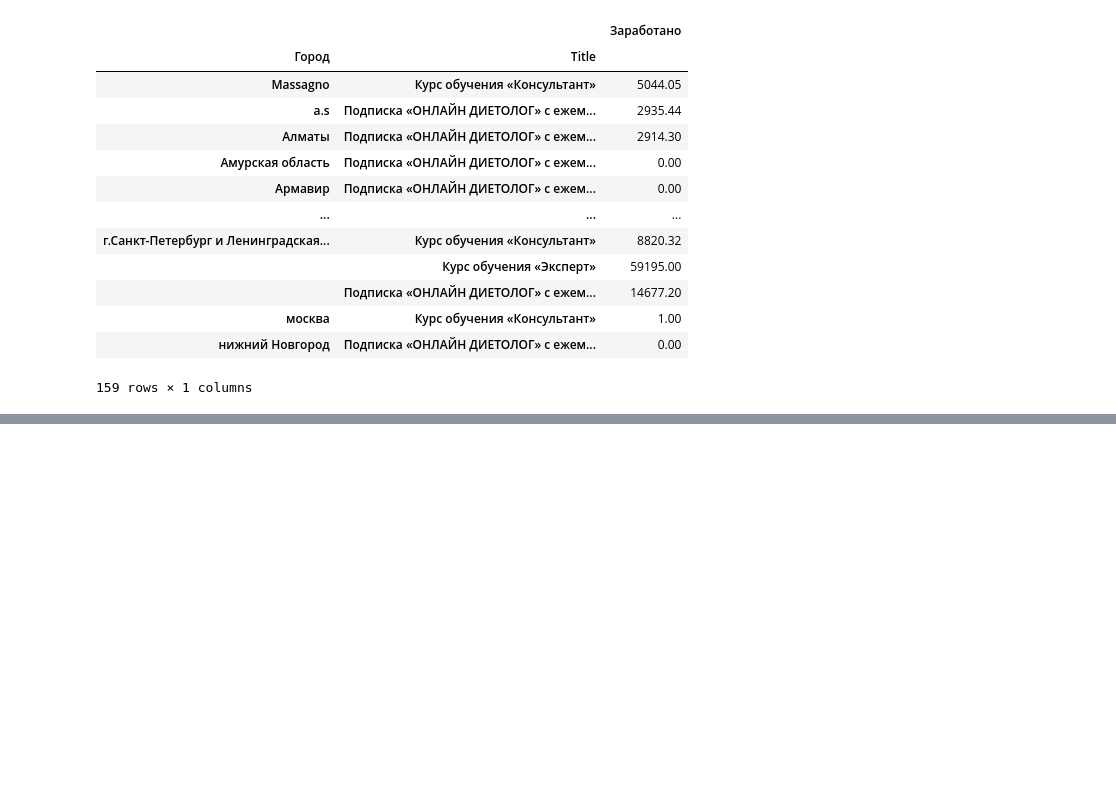
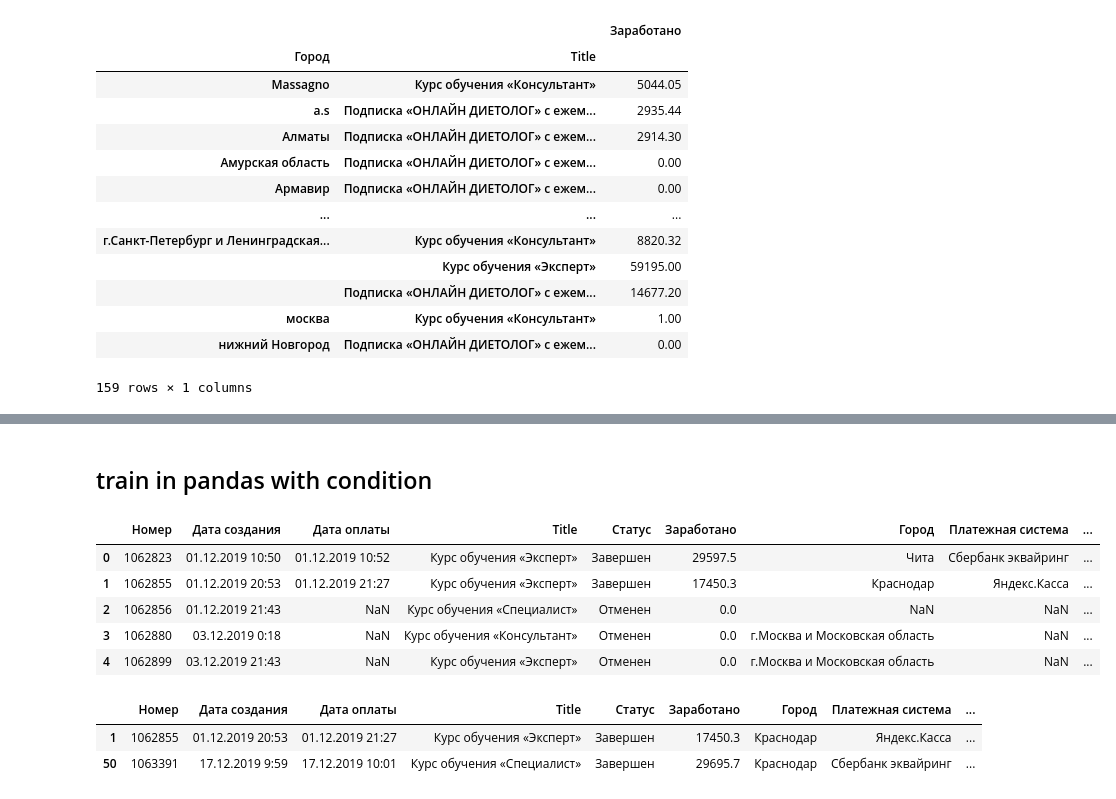
Before and after one commit to Stynic/train_ml_math, a Jupyter notebook: pandas/train_by_course_demo_analysis_data_karpov/simple_train_with_pandas.ipynb, the cells around one changed output, grey strips where cells are left out. Cells and saved outputs as stored; diff of their text form; code cells hidden in the pictures; blank space fills up the shorter version.

Commit message:
more times works with conditions in pandas
more times works with conditions in pandas

```diff
--- a/pandas/train_by_course_demo_analysis_data_karpov/simple_train_with_pandas.ipynb
+++ b/pandas/train_by_course_demo_analysis_data_karpov/simple_train_with_pandas.ipynb
@@ -207,0 +279,19 @@ df.groupby(['Город', 'Title'], as_index=True).agg({'Заработано':
+# %% [markdown]
+## train in pandas with condition
+# %%
+df.head()
+# %% [output]
+|  | Номер | Дата создания | Дата оплаты | Title | Статус | Заработано | Город | Платежная система | ... |
+| 0 | 1062823 | 01.12.2019 10:50 | 01.12.2019 10:52 | Курс обучения «Эксперт» | Завершен | 29597.5 | Чита | Сбербанк эквайринг | ... |
+| 1 | 1062855 | 01.12.2019 20:53 | 01.12.2019 21:27 | Курс обучения «Эксперт» | Завершен | 17450.3 | Краснодар | Яндекс.Касса | ... |
+| 2 | 1062856 | 01.12.2019 21:43 | NaN | Курс обучения «Специалист» | Отменен | 0.0 | NaN | NaN | ... |
+| 3 | 1062880 | 03.12.2019 0:18 | NaN | Курс обучения «Консультант» | Отменен | 0.0 | г.Москва и Московская область | NaN | ... |
+| 4 | 1062899 | 03.12.2019 21:43 | NaN | Курс обучения «Эксперт» | Отменен | 0.0 | г.Москва и Московская область | NaN | ... |
+# %%
+# use boolean array
+
+df[(df['Заработано'] > 10000) & (df['Город'] == 'Краснодар')]
+# %% [output]
+|  | Номер | Дата создания | Дата оплаты | Title | Статус | Заработано | Город | Платежная система | ... |
+| 1 | 1062855 | 01.12.2019 20:53 | 01.12.2019 21:27 | Курс обучения «Эксперт» | Завершен | 17450.3 | Краснодар | Яндекс.Касса | ... |
+| 50 | 1063391 | 17.12.2019 9:59 | 17.12.2019 10:01 | Курс обучения «Специалист» | Завершен | 29695.7 | Краснодар | Сбербанк эквайринг | ... |
```
Also changed, not shown: parts of 18 cells of this notebook, 2 other files.
